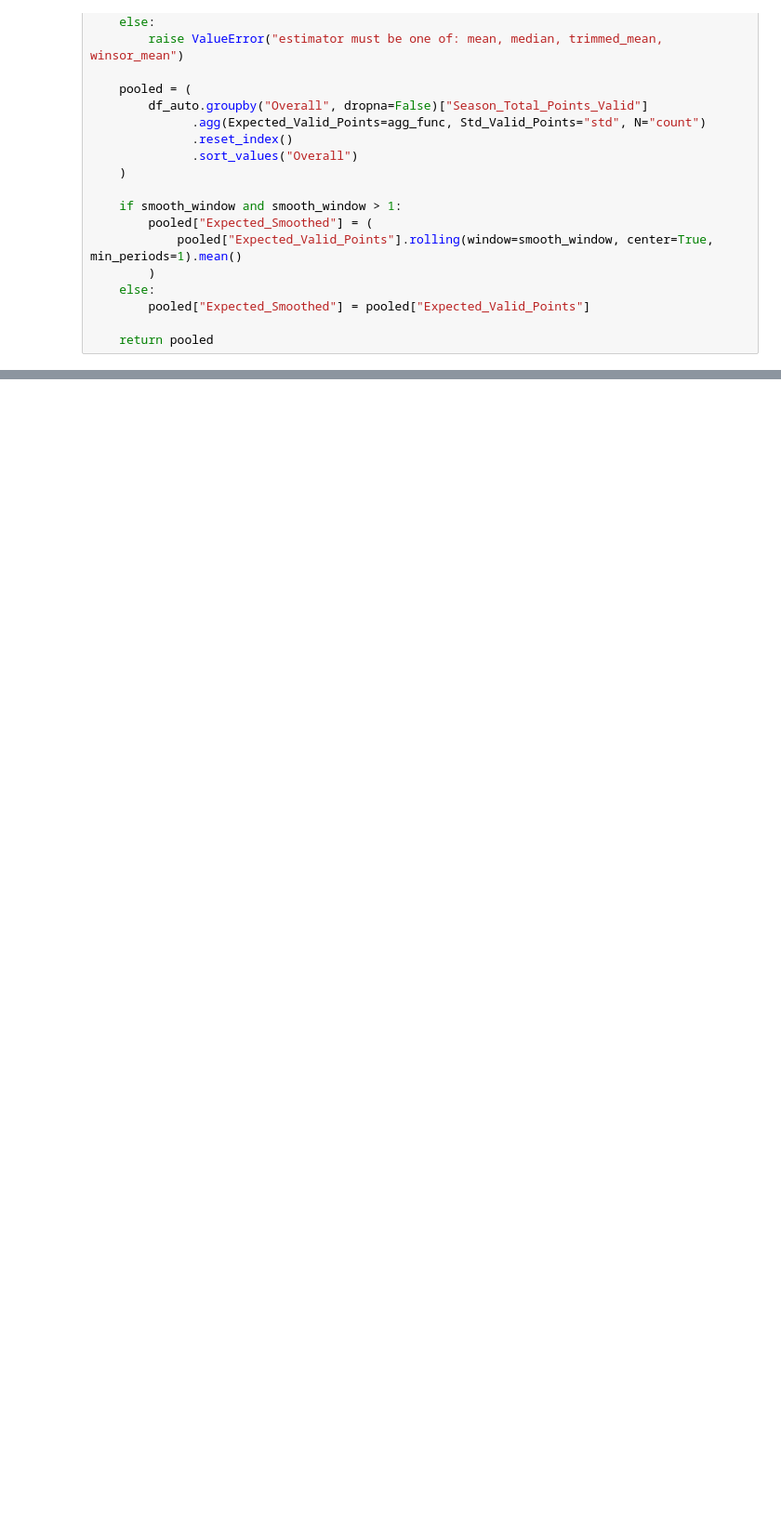
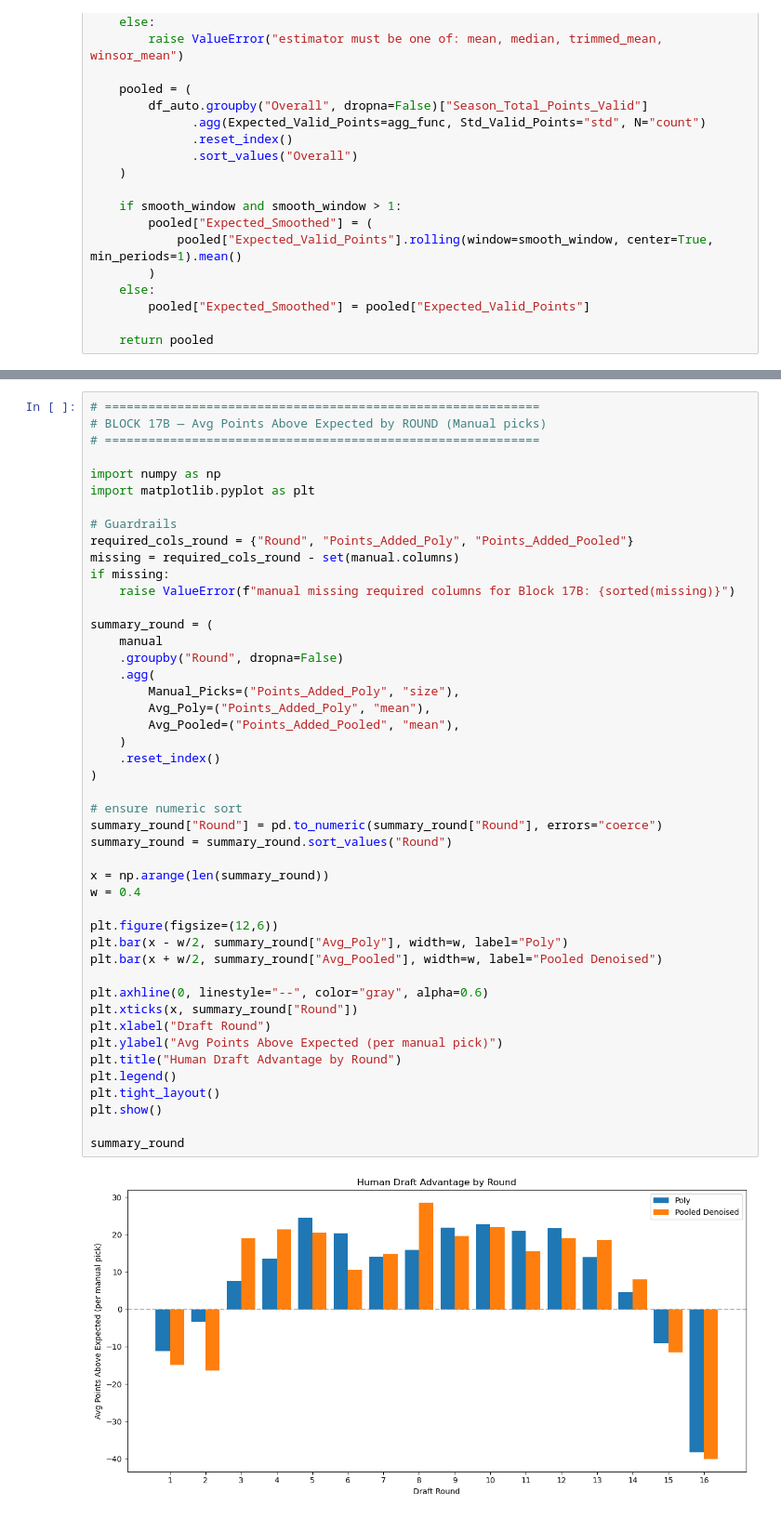
Before and after one commit to tmorgan251/fantasy_football, a Jupyter notebook: DavidBaselineSecondAttempt.ipynb, the cells around one changed output, grey strips where cells are left out. Shown at 93% size. Cells and saved outputs as stored; diff of their text form; blank space fills up the shorter version.

```diff
--- a/DavidBaselineSecondAttempt.ipynb
+++ b/DavidBaselineSecondAttempt.ipynb
@@ -996,0 +1490,48 @@ print(expected_by_pick_pooled[["Overall","Expected_Valid_Points","Expected_Smoot
+# %%
+# ============================================================
+# BLOCK 17B — Avg Points Above Expected by ROUND (Manual picks)
+# ============================================================
+
+import numpy as np
+import matplotlib.pyplot as plt
+
+# Guardrails
+required_cols_round = {"Round", "Points_Added_Poly", "Points_Added_Pooled"}
+missing = required_cols_round - set(manual.columns)
+if missing:
+    raise ValueError(f"manual missing required columns for Block 17B: {sorted(missing)}")
+
+summary_round = (
+    manual
+    .groupby("Round", dropna=False)
+    .agg(
+        Manual_Picks=("Points_Added_Poly", "size"),
+        Avg_Poly=("Points_Added_Poly", "mean"),
+        Avg_Pooled=("Points_Added_Pooled", "mean"),
+    )
+    .reset_index()
+)
+
+# ensure numeric sort
+summary_round["Round"] = pd.to_numeric(summary_round["Round"], errors="coerce")
+summary_round = summary_round.sort_values("Round")
+
+x = np.arange(len(summary_round))
+w = 0.4
+
+plt.figure(figsize=(12,6))
+plt.bar(x - w/2, summary_round["Avg_Poly"], width=w, label="Poly")
+plt.bar(x + w/2, summary_round["Avg_Pooled"], width=w, label="Pooled Denoised")
+
+plt.axhline(0, linestyle="--", color="gray", alpha=0.6)
+plt.xticks(x, summary_round["Round"])
+plt.xlabel("Draft Round")
+plt.ylabel("Avg Points Above Expected (per manual pick)")
+plt.title("Human Draft Advantage by Round")
+plt.legend()
+plt.tight_layout()
+plt.show()
+
+summary_round
+# %% [output]
+[figure, added]
```
Also changed, not shown: parts of 20 cells of this notebook.
